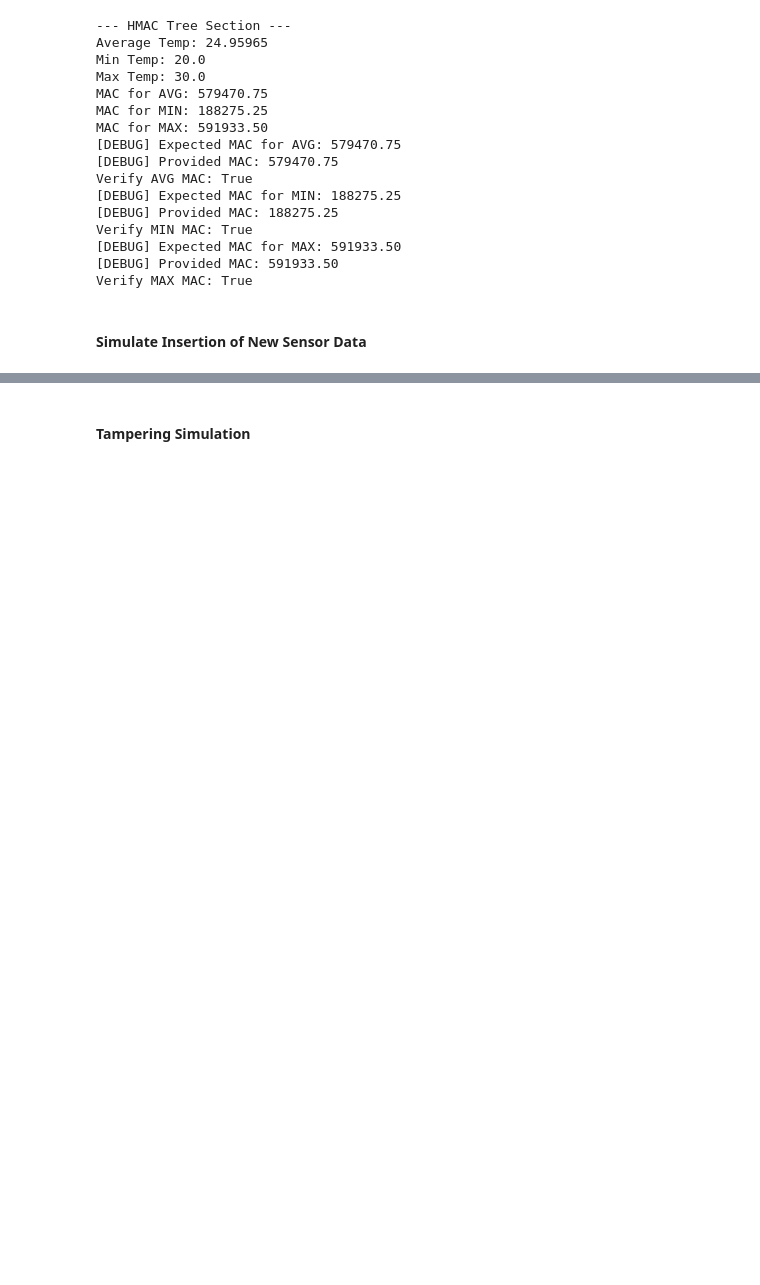
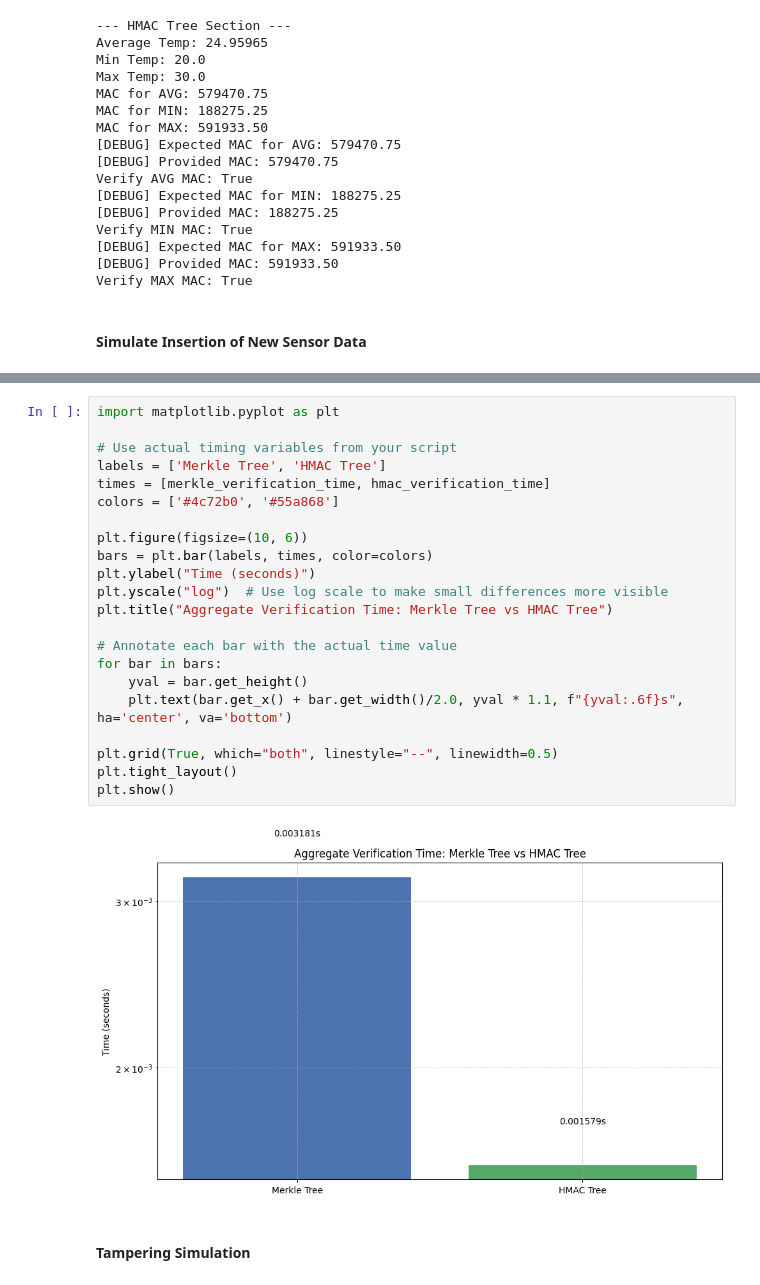
Before and after one commit to vrMithun/food-supply-chain-security, a Jupyter notebook: Research.ipynb, the cells around one changed output, grey strips where cells are left out. Cells and saved outputs as stored; diff of their text form; blank space fills up the shorter version.

```diff
--- a/Research.ipynb
+++ b/Research.ipynb
@@ -290,3 +321,27 @@ Updated Verify AVG MAC: True
+# %%
+import matplotlib.pyplot as plt
+
+# Use actual timing variables from your script
+labels = ['Merkle Tree', 'HMAC Tree']
+times = [merkle_verification_time, hmac_verification_time]
+colors = ['#4c72b0', '#55a868']
+
+plt.figure(figsize=(10, 6))
+bars = plt.bar(labels, times, color=colors)
+plt.ylabel("Time (seconds)")
+plt.yscale("log")  # Use log scale to make small differences more visible
+plt.title("Aggregate Verification Time: Merkle Tree vs HMAC Tree")
+
+# Annotate each bar with the actual time value
+for bar in bars:
+    yval = bar.get_height()
+    plt.text(bar.get_x() + bar.get_width()/2.0, yval * 1.1, f"{yval:.6f}s", ha='center', va='bottom')
+
+plt.grid(True, which="both", linestyle="--", linewidth=0.5)
+plt.tight_layout()
+plt.show()
+# %% [output]
+[figure, added]
 # %% [markdown]
 #### Tampering Simulation
 # %%
```
Also changed, not shown: parts of 8 cells of this notebook.
